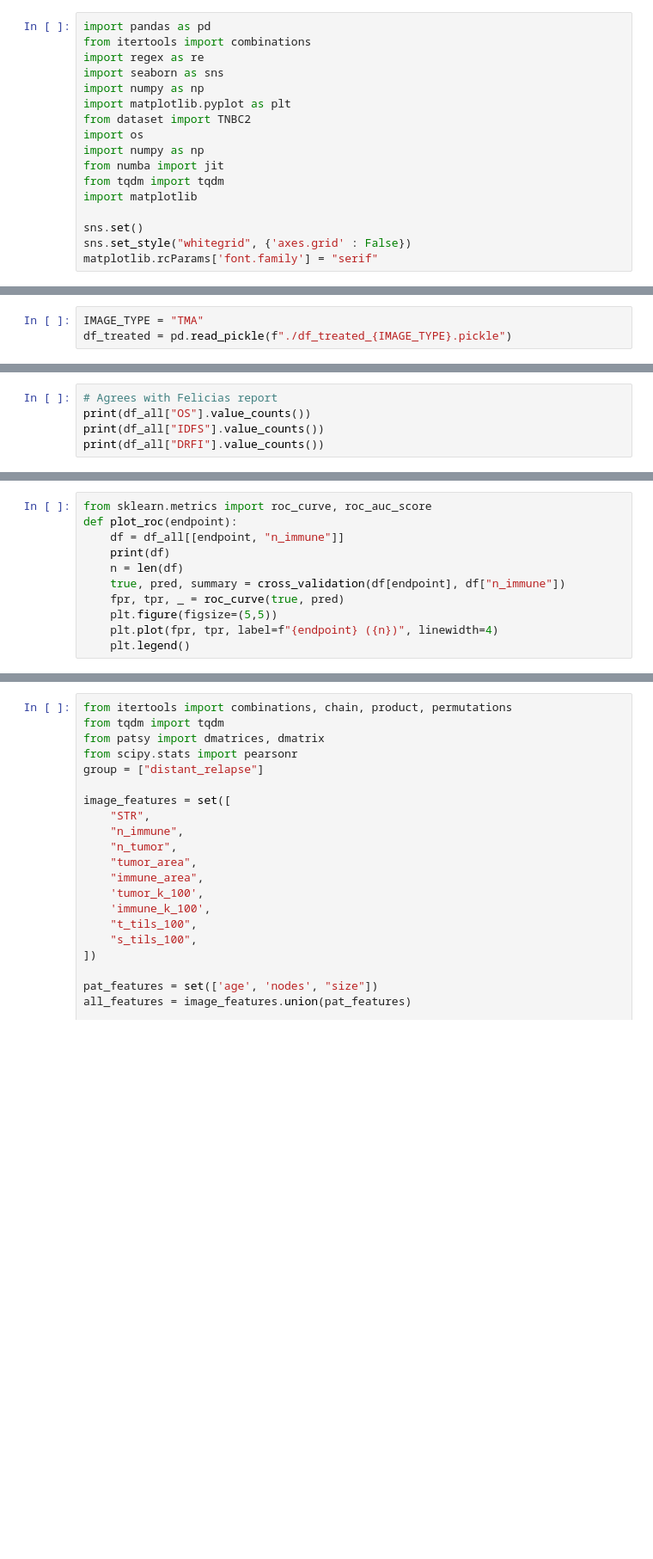
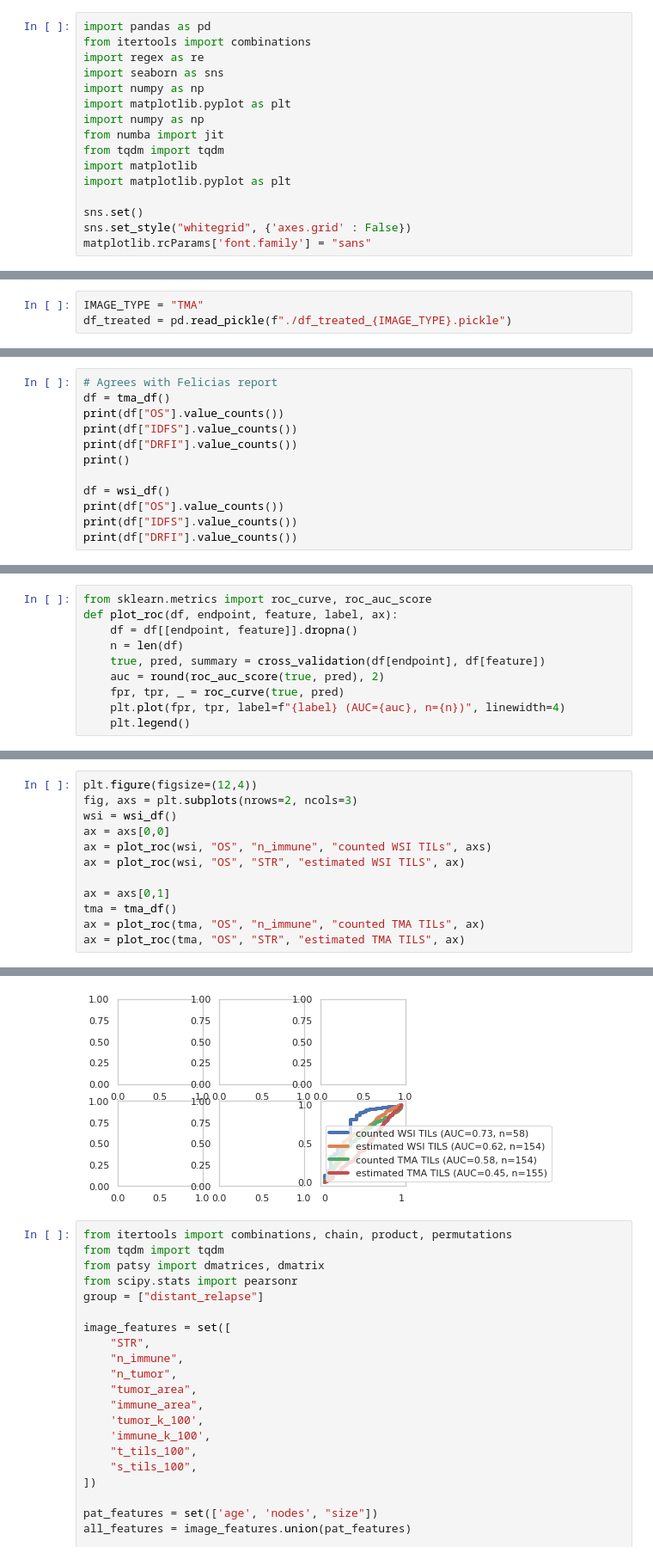
Before and after one commit to karvla/histosnet, a Jupyter notebook: notebooks/tils-project.ipynb, the cells around one changed output, grey strips where cells are left out. Shown at 86% size. Drawn from its saved outputs; the diff is of its cells as text; blank space fills up the shorter version.

Commit message:
feat: roc plotting

```diff
--- a/notebooks/tils-project.ipynb
+++ b/notebooks/tils-project.ipynb
@@ -8,16 +8,15 @@ import regex as re
 import seaborn as sns
 import numpy as np
 import matplotlib.pyplot as plt
-from dataset import TNBC2
-import os
 import numpy as np
 from numba import jit
 from tqdm import tqdm
 import matplotlib
+import matplotlib.pyplot as plt
 
 sns.set()
 sns.set_style("whitegrid", {'axes.grid' : False})
-matplotlib.rcParams['font.family'] = "serif"
+matplotlib.rcParams['font.family'] = "sans"
 # %%
 df_pat = pd.read_excel('../data/tnbc2/256_TNBC__F_LEION_till_arvid.xlsx')
 
@@ -132,8 +117,15 @@ IMAGE_TYPE = "WSI"
 # %%
 # Agrees with Felicias report
-print(df_all["OS"].value_counts())
-print(df_all["IDFS"].value_counts())
-print(df_all["DRFI"].value_counts())
+df = tma_df()
+print(df["OS"].value_counts())
+print(df["IDFS"].value_counts())
+print(df["DRFI"].value_counts())
+print()
+
+df = wsi_df()
+print(df["OS"].value_counts())
+print(df["IDFS"].value_counts())
+print(df["DRFI"].value_counts())
 # %% [output]
 True     126
 False     29
@@ -271,12 +249,11 @@ def cross_validation_test(y, X, model = logit):
     return true, pred, result
 # %%
 from sklearn.metrics import roc_curve, roc_auc_score
-def plot_roc(endpoint):
-    df = df_all[[endpoint, "n_immune"]]
-    print(df)
+def plot_roc(df, endpoint, feature, label, ax):
+    df = df[[endpoint, feature]].dropna()
     n = len(df)
-    true, pred, summary = cross_validation(df[endpoint], df["n_immune"])
+    true, pred, summary = cross_validation(df[endpoint], df[feature])
+    auc = round(roc_auc_score(true, pred), 2)
     fpr, tpr, _ = roc_curve(true, pred)
-    plt.figure(figsize=(5,5))
-    plt.plot(fpr, tpr, label=f"{endpoint} ({n})", linewidth=4)
+    plt.plot(fpr, tpr, label=f"{label} (AUC={auc}, n={n})", linewidth=4)
     plt.legend()
@@ -305,0 +260,13 @@ MissingDataError: exog contains inf or nans
+# %%
+plt.figure(figsize=(12,4))
+fig, axs = plt.subplots(nrows=2, ncols=3)
+wsi = wsi_df()
+ax = axs[0,0]
+ax = plot_roc(wsi, "OS", "n_immune", "counted WSI TILs", axs)
+ax = plot_roc(wsi, "OS", "STR", "estimated WSI TILS", ax)
+
+ax = axs[0,1]
+tma = tma_df()
+ax = plot_roc(tma, "OS", "n_immune", "counted TMA TILs", ax)
+ax = plot_roc(tma, "OS", "STR", "estimated TMA TILS", ax)
+# %% [output]
@@ -306,3 +274,4 @@ MissingDataError: exog contains inf or nans
+[figure, added]
 # %%
 from itertools import combinations, chain, product, permutations
 from tqdm import tqdm
```
Also changed, not shown: parts of 15 cells of this notebook.
